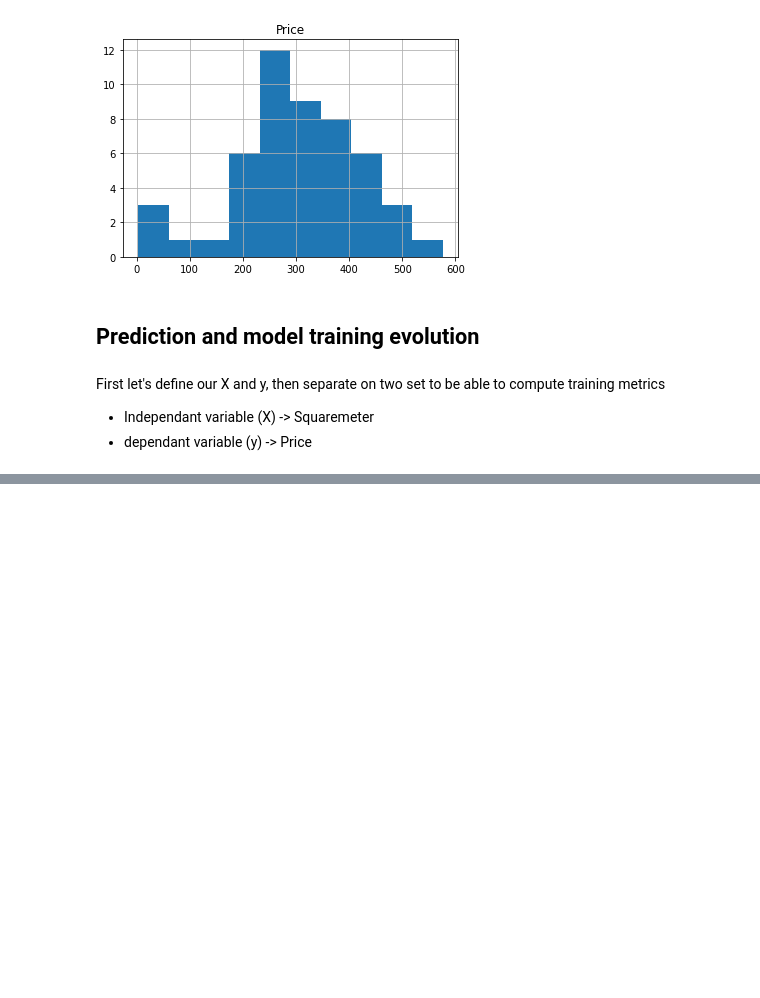
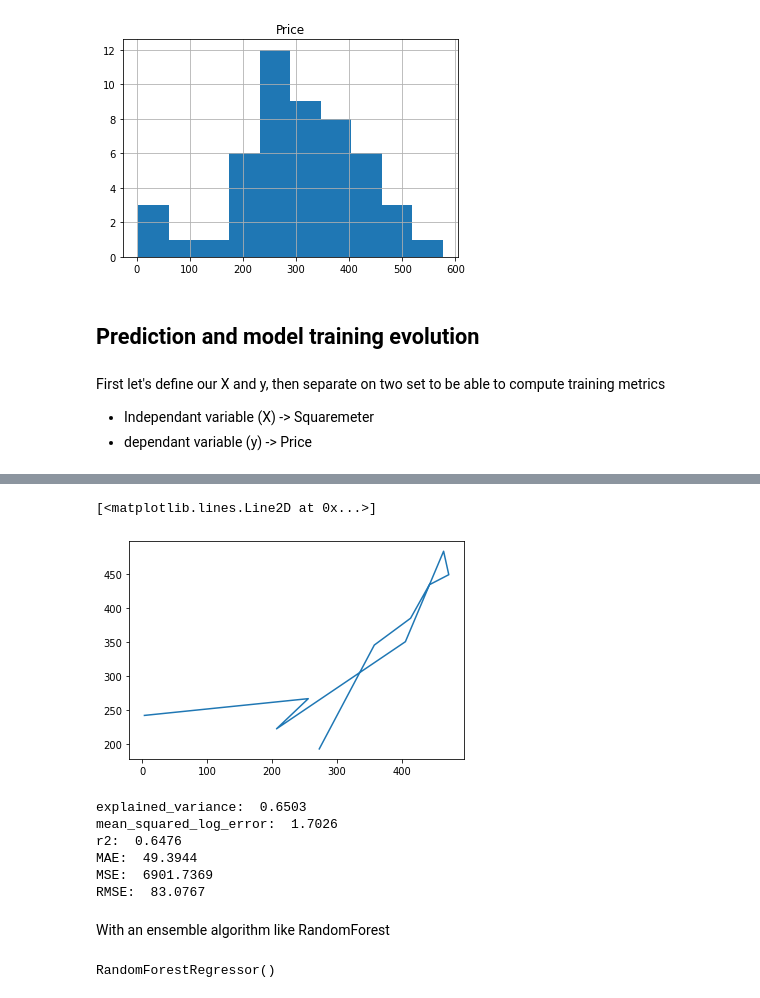
Before and after one commit to florent-haffner/datascience-playground, a Jupyter notebook: notebooks/machine learning/2021-11 - regression basics - sklearn - studiying distribution and R2.ipynb, the cells around one changed output, grey strips where cells are left out. Saved outputs shown, nothing was run; the diff lists cells and outputs as text; code cells hidden in the pictures; blank space fills up the shorter version.

```diff
--- a/notebooks/machine learning/2021-11 - regression basics - sklearn - studiying distribution and R2.ipynb
+++ b/notebooks/machine learning/2021-11 - regression basics - sklearn - studiying distribution and R2.ipynb
@@ -103,3 +132,2 @@ X, y = df['Squaremeter'], df['Price']
 # %%
-X_train = ...
-y_train = ...
+X_train.shape
@@ -108,0 +136,2 @@ y_valid = ...
+# %%
+y_train = y_train.reshape(-1, 1); y_train
@@ -108,0 +156,3 @@ y_valid = ...
+# %%
+X_test = X_test.reshape(-1, 1)
+y_test = y_test.reshape(-1, 1)
@@ -111,0 +168,23 @@ model_linear.fit(X_train, y_train)
+# %%
+preds = model_linear.predict(X_test)
+# %%
+plt.plot(y_test, preds)
+# %% [output]
+[<matplotlib.lines.Line2D at 0x...>]
+[figure, added]
+# %%
+regression_results(y_test, preds)
+# %% [output]
+explained_variance:  0.6503
+mean_squared_log_error:  1.7026
+r2:  0.6476
+MAE:  49.3944
+MSE:  6901.7369
+RMSE:  83.0767
+# %% [markdown]
+With an ensemble algorithm like RandomForest
+# %%
+model_forest = RandomForestRegressor()
+model_forest.fit(X_train, y_train)
+# %% [output]
+RandomForestRegressor()
```
Also changed, not shown: parts of 61 cells of this notebook.
